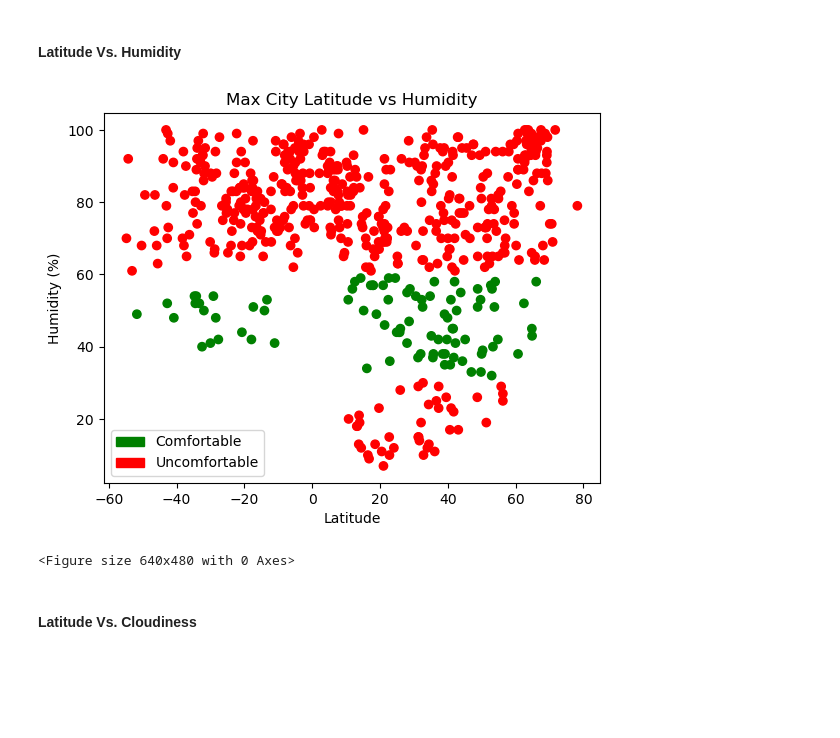
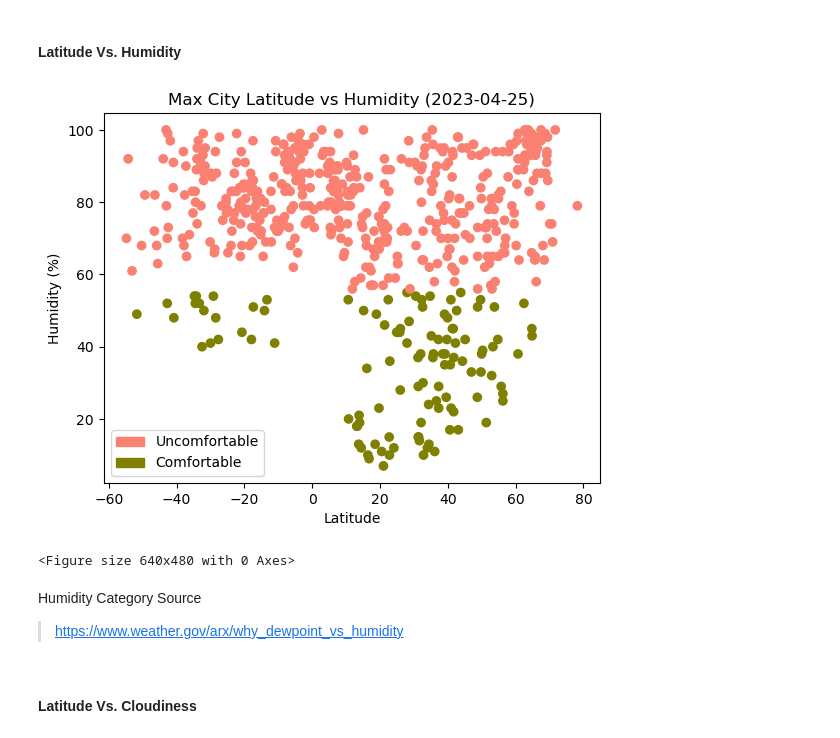
Before and after one commit to kuromasadev/python-api-challenge, a Jupyter notebook: WeatherPy/WeatherPy.ipynb, the cells around one changed output. Drawn from its saved outputs; the diff is of its cells as text; code cells hidden in the pictures; blank space fills up the shorter version.

Commit message:
70% Deliverable
WeatherPy copmpleted

```diff
--- a/WeatherPy/WeatherPy.ipynb
+++ b/WeatherPy/WeatherPy.ipynb
@@ -227,39 +208,52 @@ plt.show()
 # %%
 # Build the scatter plots for latitude vs. humidity
 
 # classify humidity into comfortable and uncomfortable categories
-humid_bins = [0, 30, 60, 100]
-humid_labels = ['Uncomfortable', 'Comfortable', 'Uncomfortable']
+humid_bins = [0, 55, 100]
+humid_labels = ['Comfortable', 'Uncomfortable']
 city_data_df['Humidity Category'] = pd.cut(city_data_df['Humidity'],\
                                             bins=humid_bins,\
                                             labels=humid_labels,\
                                             include_lowest=True,\
                                             ordered=False)
 
 # create a color map for the humidity categories
-humid_colors = {'Comfortable': 'green', 'Uncomfortable': 'red'}
+humid_colors = {'Comfortable': 'olive', 'Uncomfortable': 'salmon'}
 city_data_df['Humidity Color'] = city_data_df['Humidity Category'].map(humid_colors)
 
 # Incorporate the other graph properties
 
 plt.scatter(city_data_df['Lat'], city_data_df['Humidity'], c=city_data_df['Humidity Color'])
 
+handles=[plt.Circle((0, 0), 1, color='olive'), plt.Circle((0, 0), 1, color='salmon')]
+labels=['Comfortable', 'Uncomfortable']
+
 # add a legend and set the axis labels
-plt.legend(handles=[plt.Circle((0, 0), 1, color='green'), plt.Circle((0, 0), 1, color='red')], labels=['Comfortable', 'Uncomfortable'])
+plt.legend(handles[::-1],labels[::-1])
 plt.xlabel('Latitude')
 plt.ylabel('Humidity (%)')
-plt.title('Max City Latitude vs Humidity')
+plt.title('Max City Latitude vs Humidity Percentage')
+
+start_date = pd.Timestamp(city_data_df['Date'].min(), unit='s').strftime('%Y-%m-%d')
+end_date = pd.Timestamp(city_data_df['Date'].max(), unit='s').strftime('%Y-%m-%d')
+if start_date == end_date:
+    plt.title(f'Max City Latitude vs Humidity ({start_date})')
+else:
+    plt.title(f'Max City Latitude vs Humidity ({start_date} to {end_date})')
 
 plt.show()
 
 # Save the figure
 plt.savefig("output_data/Fig2.png")
 
 # Show plot
 plt.show()
 # %% [output]
-[figure, old version]
+[figure, new version]
 <Figure size 640x480 with 0 Axes>
+# %% [markdown]
+Humidity Category Source
+> https://www.weather.gov/arx/why_dewpoint_vs_humidity
 # %% [markdown]
 #### Latitude Vs. Cloudiness
 # %%
```
Also changed, not shown: parts of 40 cells of this notebook, 4 other files.
